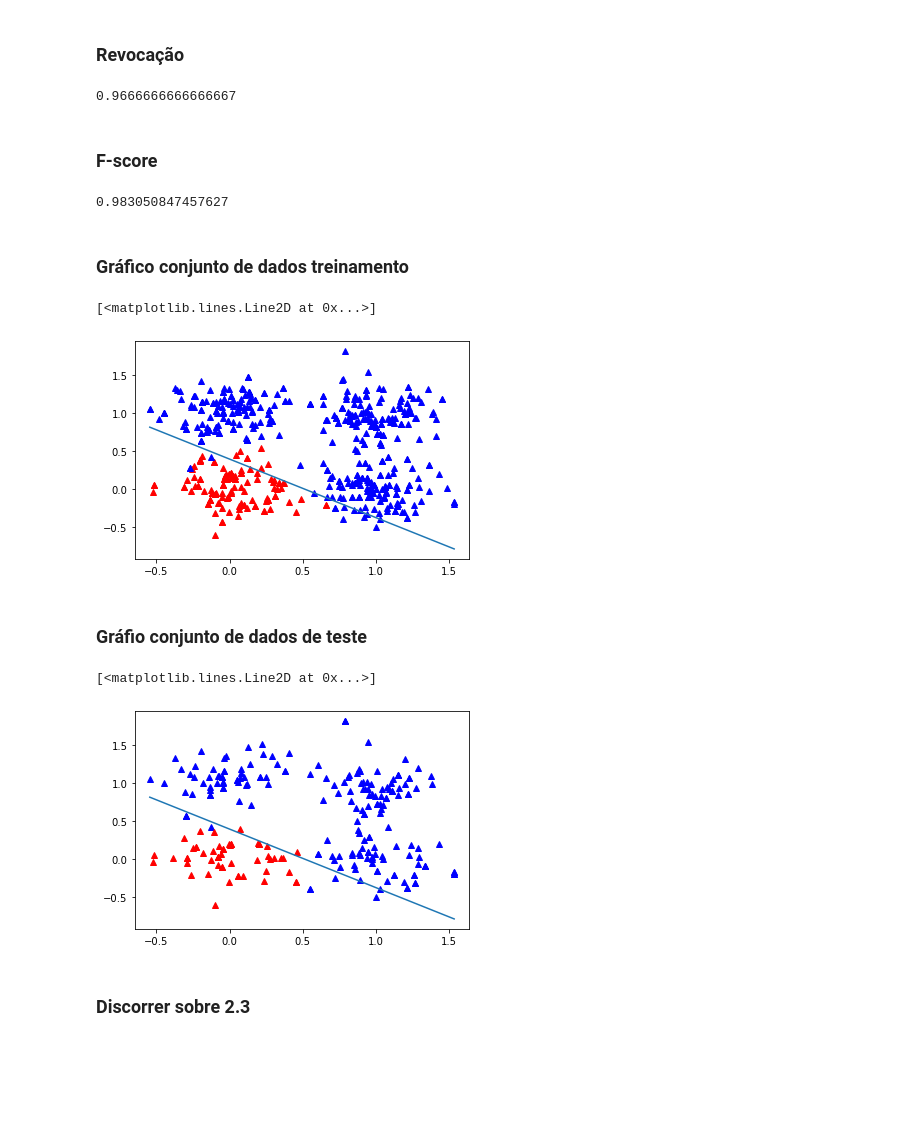
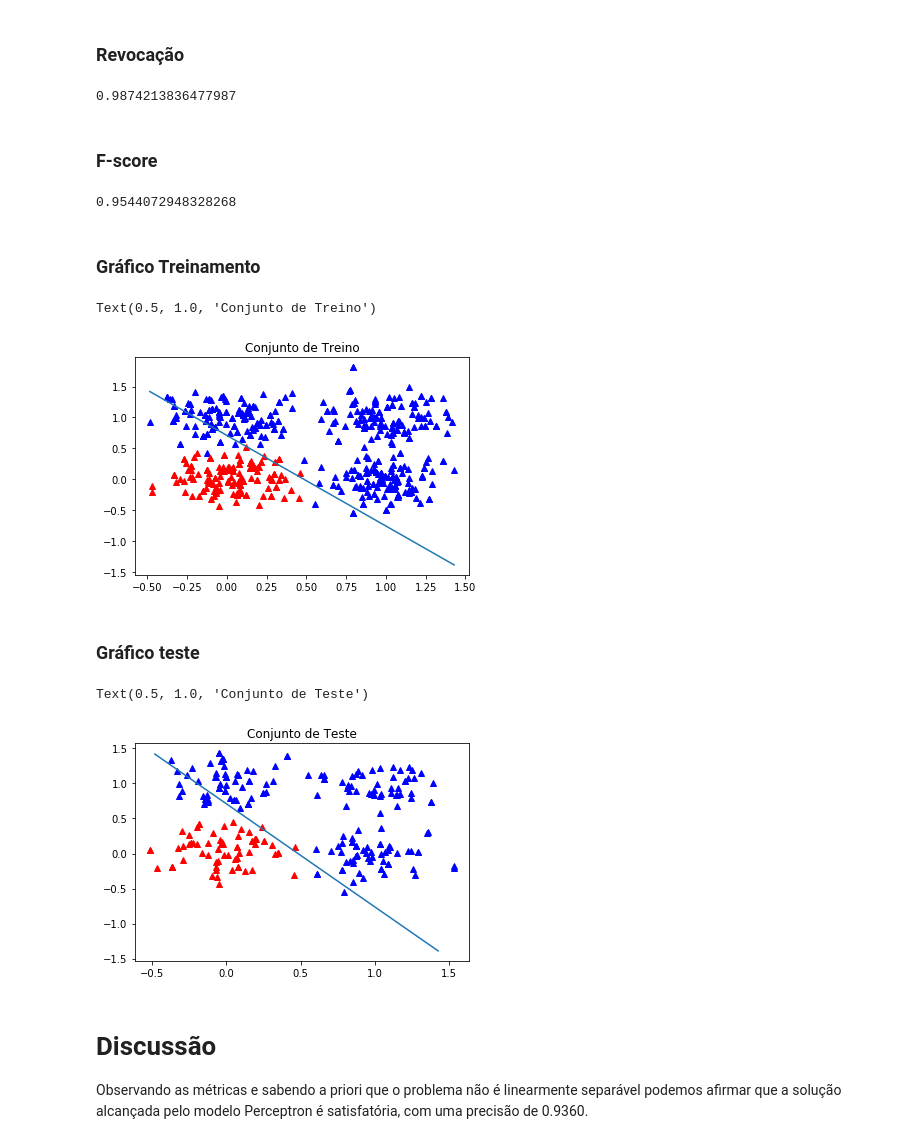
Before and after one commit to adhamlucas/supervised-learning-pp2, a Jupyter notebook: problema1.ipynb, the cells around one changed output. Saved outputs shown, nothing was run; the diff lists cells and outputs as text; code cells hidden in the pictures; blank space fills up the shorter version.

```diff
--- a/problema1.ipynb
+++ b/problema1.ipynb
@@ -111,7 +123,8 @@ KeyboardInterrupt:
 # %%
-color = ['^b', '^r']
+def plotar_graficos(subplot, reta, title):
+    color = ['^b', '^r']
+    for point,y in zip(b.x_training, b.y_training):
+        subplot.plot(point[0], point[1], color[int(y)])
 
-for point,y in zip(b.x_training, b.y_training):
-    plt.plot(point[0], point[1], color[int(y)])
-
-#plt.plot(results[key][0]['hyperplane'][0], results[key][0]['hyperplane'][1])
+    subplot.plot(reta[0],reta[1])
+    subplot.set_title(title)
@@ -141,13 +197,13 @@ print(results[key][0]['hyperplane'][0])
 file = np.fromfile("./rna-2020.1-pp2-data/dataHoldout.txt")
 file = file.reshape((int(file.shape[0] / 3), 3))
 # %%
-b = Perceptron(dataset=file,split="holdout")
+dados = Perceptron(dataset=file,split="holdout")
     #b.fit()
-b.fit2(100)
-confusion_matrix = b.get_confusion_matrix(b.y_test, b.predict(), [0, 1])
-accuracy = b.get_accuracy(confusion_matrix)
-precision = b.get_precision(confusion_matrix)
-recall = b.get_recall(confusion_matrix)
-f_score = b.get_f_score(precision, recall)
-reta = b.generate_hyperplane()
+dados.fit2(100)
+confusion_matrix = dados.get_confusion_matrix(dados.y_test, dados.predict(), [0, 1])
+accuracy = dados.get_accuracy(confusion_matrix)
+precision = dados.get_precision(confusion_matrix)
+recall = dados.get_recall(confusion_matrix)
+f_score = dados.get_f_score(precision, recall)
+reta = dados.generate_hyperplane()
 # %% [output]
@@ -192,35 +248,39 @@ print(precision)
 # %%
 print(recall)
 # %% [output]
-0.9666666666666667
+0.9874213836477987
 # %% [markdown]
 ### F-score
 # %%
 print(f_score)
 # %% [output]
-0.983050847457627
+0.9544072948328268
-# %% [markdown]
-### Gráfico conjunto de dados treinamento
+# %% [markdown]
+### Gráfico Treinamento
 # %%
 color = ['^b', '^r']
 
-for point,y in zip(b.x_training, b.y_training):
+for point,y in zip(dados.x_training, dados.y_training):
     plt.plot(point[0], point[1], color[int(y)])
 
 plt.plot(reta[0], reta[1])
+plt.title("Conjunto de Treino")
 # %% [output]
-[<matplotlib.lines.Line2D at 0x...>]
+Text(0.5, 1.0, 'Conjunto de Treino')
-[figure, old version]
+[figure, new version]
-# %% [markdown]
-### Gráfio conjunto de dados de teste
+# %% [markdown]
+### Gráfico teste
 # %%
 color = ['^b', '^r']
 
-for point,y in zip(b.x_test, b.y_test):
+for point,y in zip(dados.x_test, dados.y_test):
     plt.plot(point[0], point[1], color[int(y)])
 plt.plot(reta[0], reta[1])
+plt.title("Conjunto de Teste")
 # %% [output]
-[<matplotlib.lines.Line2D at 0x...>]
+Text(0.5, 1.0, 'Conjunto de Teste')
-[figure, old version]
+[figure, new version]
-# %% [markdown]
-### Discorrer sobre 2.3
+# %% [markdown]
+# Discussão
+
+Observando as métricas e sabendo a priori que o problema não é linearmente separável podemos afirmar que a solução alcançada pelo modelo Perceptron é satisfatória, com uma precisão de 0.9360.
```
Also changed, not shown: parts of 19 cells of this notebook.
